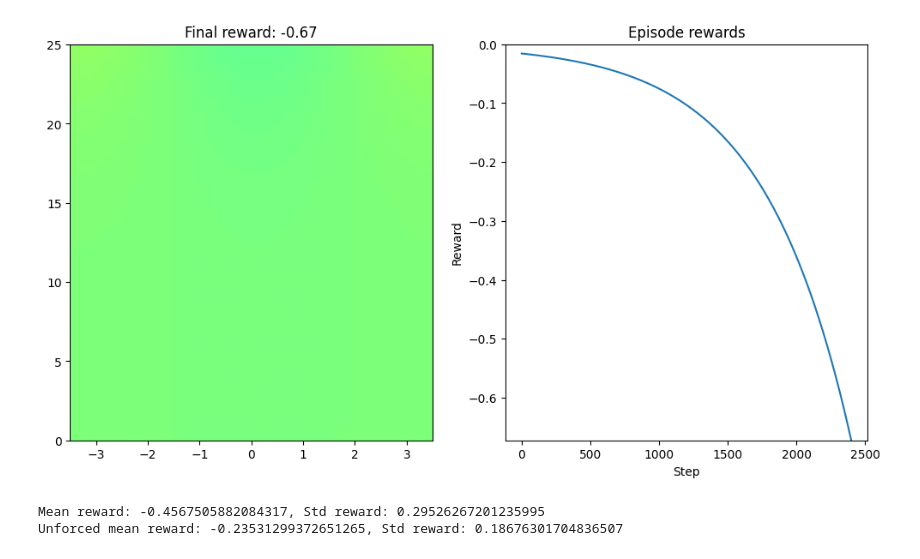
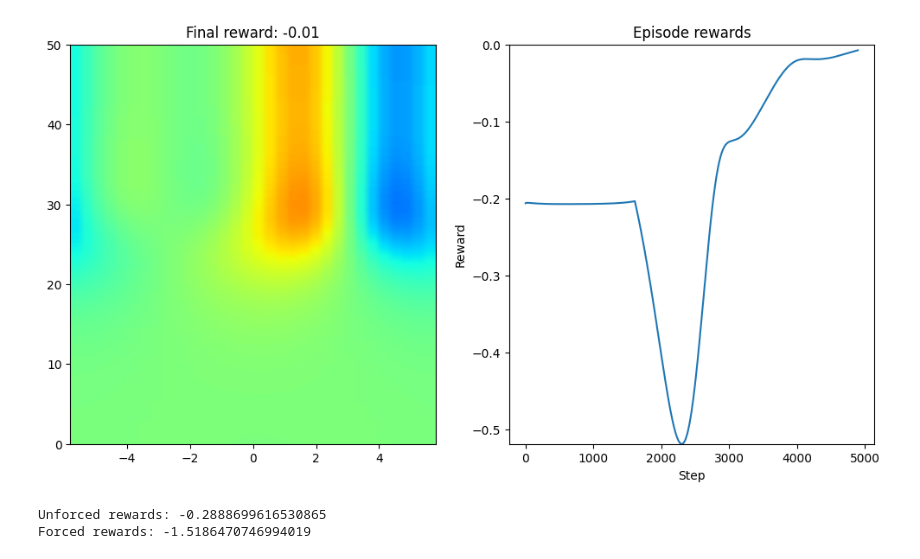
Before and after one commit to hamishlister/KS_SAC, a Jupyter notebook: trained_models_testing.ipynb, the cells around one changed output. Saved outputs shown, nothing was run; the diff lists cells and outputs as text; code cells hidden in the pictures.

```diff
--- a/trained_models_testing.ipynb
+++ b/trained_models_testing.ipynb
@@ -109,6 +109,8 @@ Forced rewards: -1.2505508661270142
-# %%
-K = test('runs/linear_ens0.zip', 'configs/config_linear.yaml', num_episodes=10, plot=True)
-# %% [output]
-[figure, removed]
-Mean reward: -0.4567505882084317, Std reward: 0.29526267201235995
-Unforced mean reward: -0.23531299372651265, Std reward: 0.18676301704836507
+# %%
+model_paths = ["runs/nonlin_time2_ens0.zip", "runs/nonlin_time2_ens1.zip", "runs/nonlin_time2_ens2.zip"]
+env_path = "configs/config_nonlin_time2.yaml"
+ens_test(model_paths, env_path, num_episodes=10, plot=True, unforced=True)
+# %% [output]
+[figure, added]
+Unforced rewards: -0.2888699616530865
+Forced rewards: -1.5186470746994019
```
Also changed, not shown: parts of 6 cells of this notebook, 1 other file.
